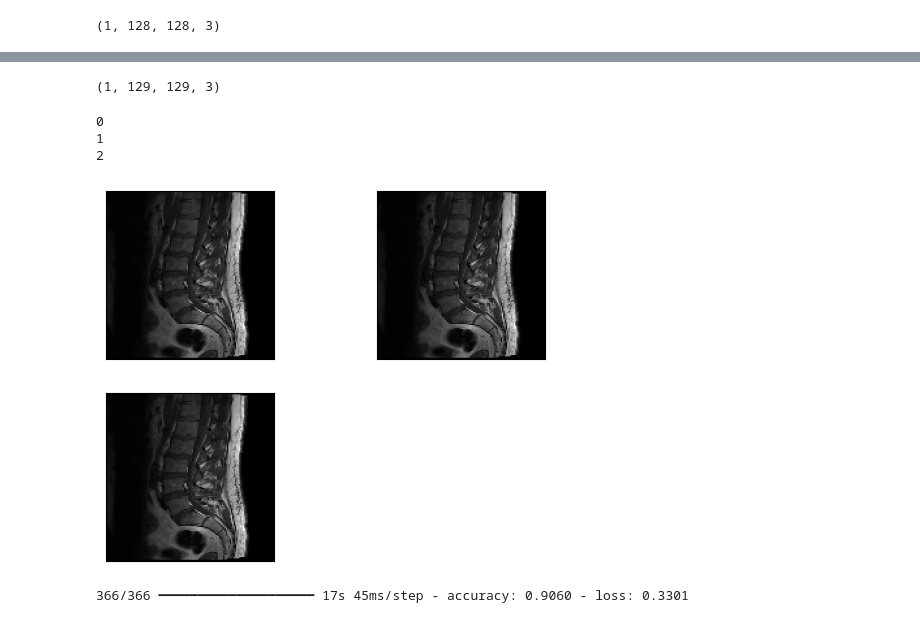
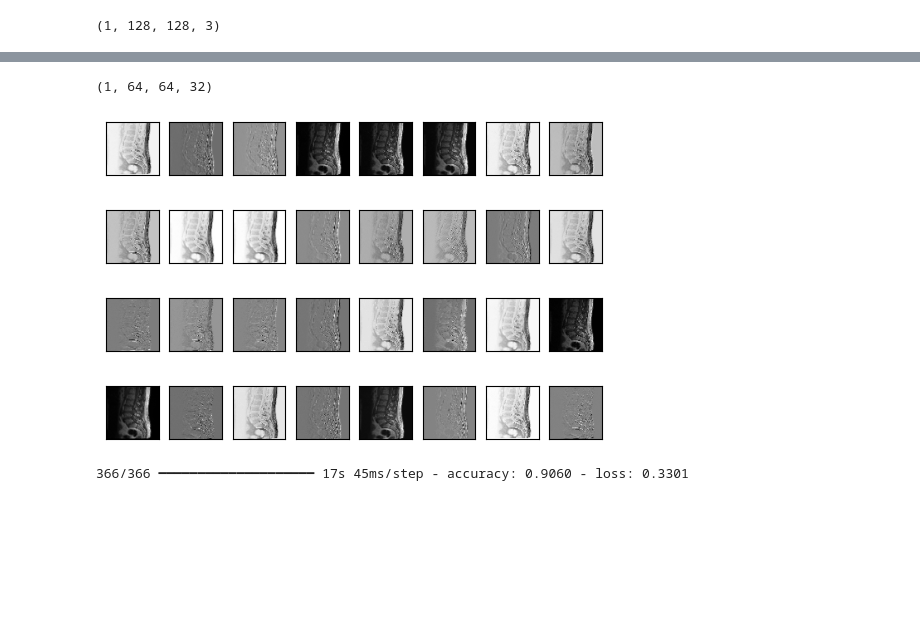
Before and after one commit to sumaniitm/RSNA-2024-Lumbar-Spine-Degenerative-Classification, a Jupyter notebook: suman-tpu-model-training.ipynb, the cells around one changed output, grey strips where cells are left out. Cells and saved outputs as stored; diff of their text form; code cells hidden in the pictures; blank space fills up the shorter version.

Commit message:
Kaggle Notebook | suman-tpu-model-training | Version 8

```diff
--- a/suman-tpu-model-training.ipynb
+++ b/suman-tpu-model-training.ipynb
@@ -496,7 +496,7 @@ for i in range(len(model2.layers)):
 267 conv2d_19 (None, 1, 1, 96)
 268 conv2d_20 (None, 1, 1, 16)
 # %%
-model_conv_test = tf.keras.Model(inputs=model2.inputs, outputs=model2.layers[4].output)
+model_conv_test = tf.keras.Model(inputs=model2.inputs, outputs=model2.layers[5].output)
 # %%
 model_conv_test.summary()
 # %% [output]
@@ -560,33 +562,37 @@ feature_maps = model_conv_test.predict(test_image_for_inf)
 # %%
 feature_maps.shape
 # %% [output]
-(1, 129, 129, 3)
+(1, 64, 64, 32)
 # %%
 """ix = 1
 for i in range(3):
     print(i)
     for j in range(3):
         print(j)
         ax = plt.subplot(2,2,ix)
         ax.set_xticks([])
         ax.set_yticks([])
         plt.imshow(feature_maps[0,:,:,ix-1], cmap='gray')
         ix += 1
     plt.show()"""
 
+length = 4
+breadth = 8
+
 ix = 1
-for j in range(3):
-    print(j)
-    ax = plt.subplot(2,2,ix)
-    ax.set_xticks([])
-    ax.set_yticks([])
-    plt.imshow(feature_maps[0,:,:,ix-1], cmap='gray')
-    ix += 1
+for _ in range(length):
+    for _ in range(breadth):
+        ax = plt.subplot(length,breadth,ix)
+        ax.set_xticks([])
+        ax.set_yticks([])
+        plt.imshow(feature_maps[0,:,:,ix-1], cmap='gray')
+        ix += 1
+    plt.show()
 # %% [output]
-0
-1
-2
-[figure, old version]
+[figure, new version]
+[figure, added]
+[figure, added]
+[figure, added]
 # %%
 with tpu_strategy.scope():
     model.evaluate(test_ds)
```
Also changed, not shown: parts of 2 cells of this notebook.
